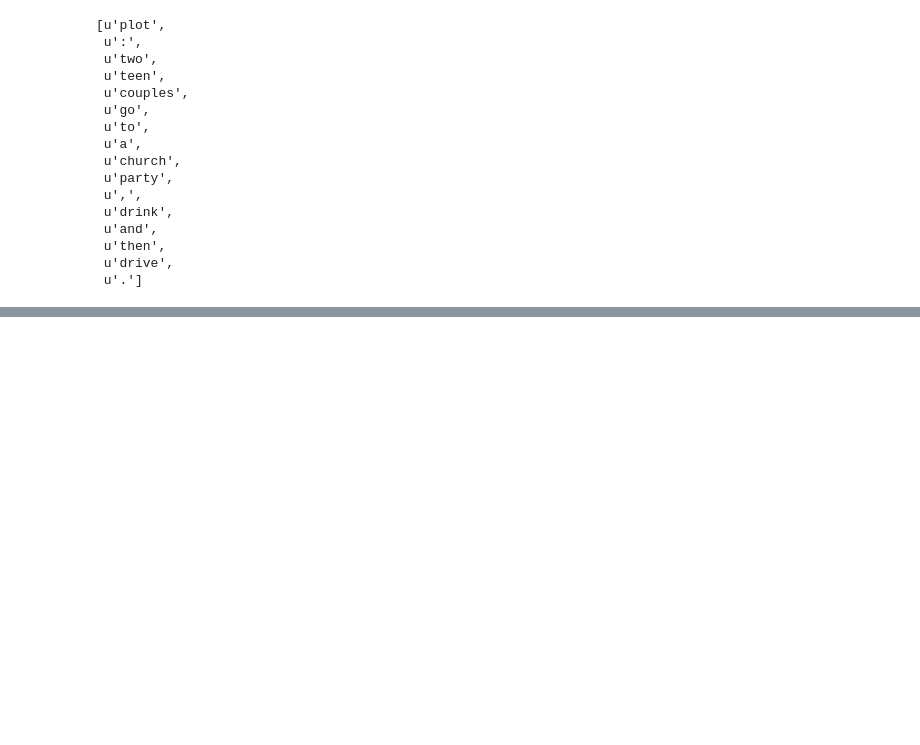
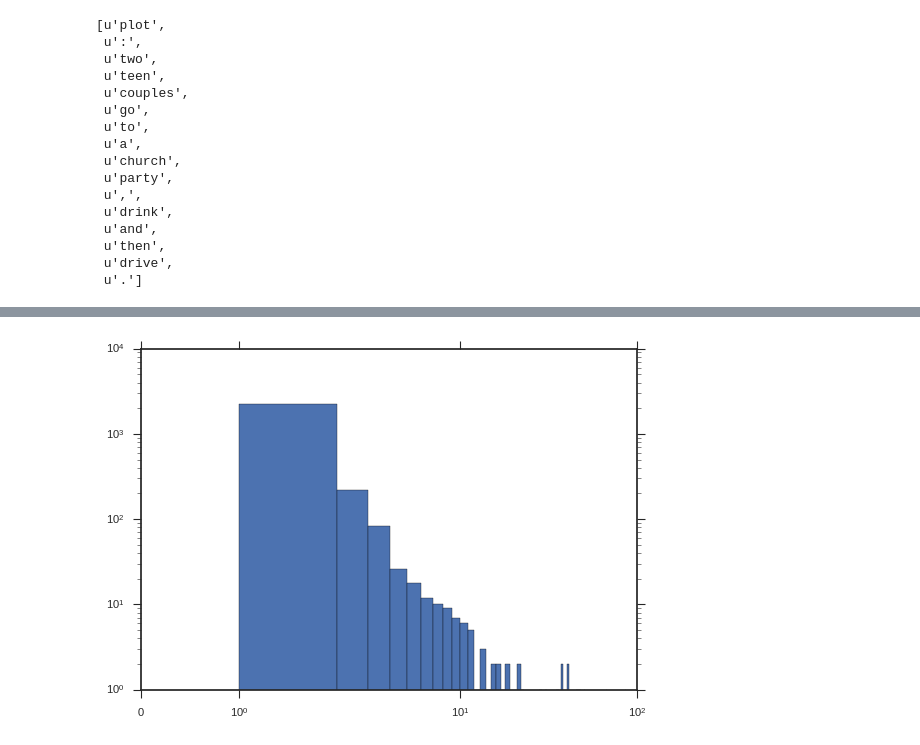
Before and after one commit to napsternxg/DataMiningPython, a Jupyter notebook: Lecture Notebooks/Text Data Mining.ipynb, the cells around one changed output, grey strips where cells are left out. Cells and saved outputs as stored; diff of their text form; code cells hidden in the pictures; blank space fills up the shorter version.

```diff
--- a/Lecture Notebooks/Text Data Mining.ipynb
+++ b/Lecture Notebooks/Text Data Mining.ipynb
@@ -362,0 +383,2 @@ sents[0]
+# %%
+bigrams = gensim.models.Phrases(sents[:100])
@@ -362,0 +411,7 @@ sents[0]
+# %%
+word_frequencies = map(lambda x: x[1], bigrams.vocab.iteritems())
+# %%
+plt.hist(word_frequencies, bins=range(0,100), log=True)
+plt.xscale("symlog")
+# %% [output]
+[figure, added]
```
Also changed, not shown: parts of 19 cells of this notebook, 3 other files.
